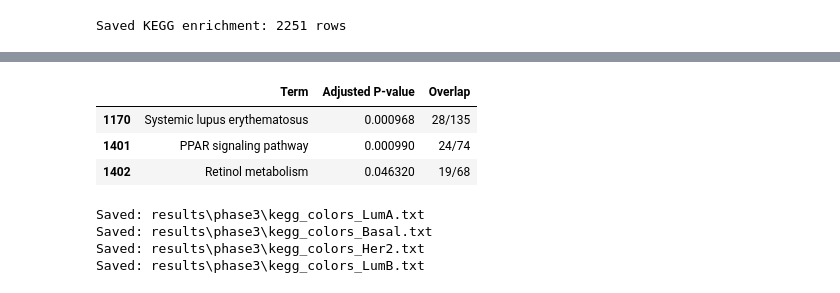
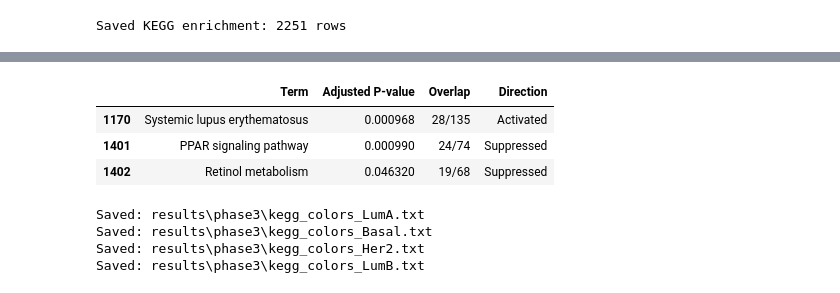
Before and after one commit to Dawlabani/297af_project, a Jupyter notebook: phase3_functional_enrichment.ipynb, the cells around one changed output, grey strips where cells are left out. Saved outputs shown, nothing was run; the diff lists cells and outputs as text; code cells hidden in the pictures.

```diff
--- a/phase3_functional_enrichment.ipynb
+++ b/phase3_functional_enrichment.ipynb
@@ -163,0 +205,17 @@ Saved GO BP enrichment: 26,136 rows total
+# %%
+revigo_terms_dict = {}
+
+for subtype in TUMOR_SUBTYPES:
+    for direction in ["Activated", "Suppressed"]:
+        file_path = RES_DIR / f"revigo_output_{subtype}_{direction}.tsv"
+
+        if file_path.exists():
+            df = pd.read_csv(file_path, sep="\t", engine="python", on_bad_lines="skip")
+
+            # KEEP ONLY representative terms
+            df = df[df["Dispensability"] < 0.5]
+
+            # REVIGO column with GO names
+            revigo_terms_dict[(subtype, direction)] = set(df["TermID"])
+
+print("REVIGO results loaded.")
@@ -171,6 +231,18 @@ if go_all.empty:
 else:
     for subtype in TUMOR_SUBTYPES:
         sub_df = go_all[go_all["Subtype"] == subtype].copy()
+        sub_df["GO_ID"] = sub_df["Term"].str.extract(r"(GO:\d+)")
+
+        filtered_rows = []
+        for direction in ["Activated", "Suppressed"]:
+            df_dir = sub_df[sub_df["Direction"] == direction]
+            key = (subtype, direction)
+            if key in revigo_terms_dict:
+                df_dir = df_dir[df_dir["GO_ID"].isin(revigo_terms_dict[key])]
+            print(f"{subtype} {direction} terms after REVIGO:", len(df_dir))
+            filtered_rows.append(df_dir)
+
+        sub_df = pd.concat(filtered_rows) if filtered_rows else pd.DataFrame()
         if sub_df.empty:
             print(f"Skipping {subtype}: no GO BP terms available.")
             continue
@@ -182,13 +254,11 @@ else:
             sub_df[sub_df["Direction"] == "Activated"]
             .sort_values("Adjusted P-value", ascending=True)
             .head(10)
-            .copy()
         )
         suppressed = (
             sub_df[sub_df["Direction"] == "Suppressed"]
             .sort_values("Adjusted P-value", ascending=True)
             .head(10)
-            .copy()
         )
 
         if activated.empty and suppressed.empty:
@@ -248,8 +326,8 @@ kegg_results = []
 for subtype in TUMOR_SUBTYPES:
     df_sig = sig_deg[subtype].copy()
 
-    up_genes = df_sig.loc[df_sig["log2FoldChange"] > 0, "gene_name"].dropna().astype(str).unique().tolist()
-    down_genes = df_sig.loc[df_sig["log2FoldChange"] < 0, "gene_name"].dropna().astype(str).unique().tolist()
+    up_genes = df_sig.loc[df_sig["log2FoldChange"] > 1.5, "gene_name"].dropna().astype(str).unique().tolist()
+    down_genes = df_sig.loc[df_sig["log2FoldChange"] < -1.5, "gene_name"].dropna().astype(str).unique().tolist()
 
     for direction, genes in [("Activated", up_genes), ("Suppressed", down_genes)]:
         if len(genes) < 10:
@@ -261,7 +339,7 @@ for subtype in TUMOR_SUBTYPES:
             gene_sets=[KEGG_LIBRARY],
             organism="human",
             outdir=None,
-            cutoff=0.5,
+            cutoff=0.05,
         )
 
         df = enr.results.copy()
@@ -302,15 +380,15 @@ kegg_tables["LumA_Activated"].head()
 # %%
 
 #filter pathways that are significant
 sig_kegg = kegg_all[kegg_all["Adjusted P-value"] < 0.05]
 lumA = sig_kegg[sig_kegg["Subtype"] == "LumA"]
 lumA = lumA.sort_values("Adjusted P-value")
-lumA.head(5)[["Term", "Adjusted P-value", "Overlap"]]
+lumA.head(5)[["Term", "Adjusted P-value", "Overlap","Direction"]]
 # %% [output]
-|  | Term | Adjusted P-value | Overlap |
-| 1170 | Systemic lupus erythematosus | 0.000968 | 28/135 |
-| 1401 | PPAR signaling pathway | 0.000990 | 24/74 |
-| 1402 | Retinol metabolism | 0.046320 | 19/68 |
+|  | Term | Adjusted P-value | Overlap | Direction |
+| 1170 | Systemic lupus erythematosus | 0.000968 | 28/135 | Activated |
+| 1401 | PPAR signaling pathway | 0.000990 | 24/74 | Suppressed |
+| 1402 | Retinol metabolism | 0.046320 | 19/68 | Suppressed |
 # %%
 def export_kegg_colors(df_sig, subtype):
     file_path = RES_DIR / f"kegg_colors_{subtype}.txt"
```
Also changed, not shown: parts of 5 cells of this notebook, 4 other files.
